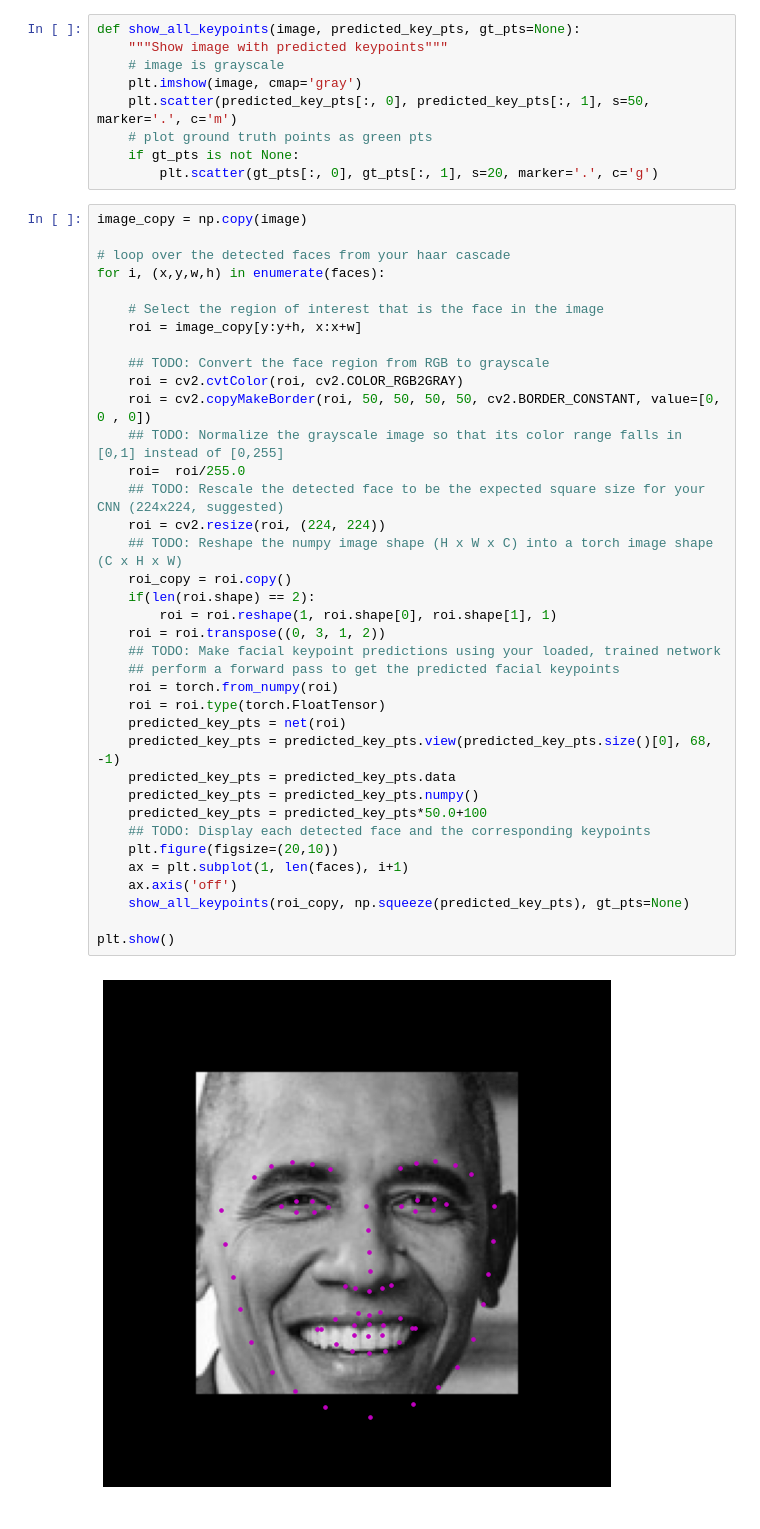
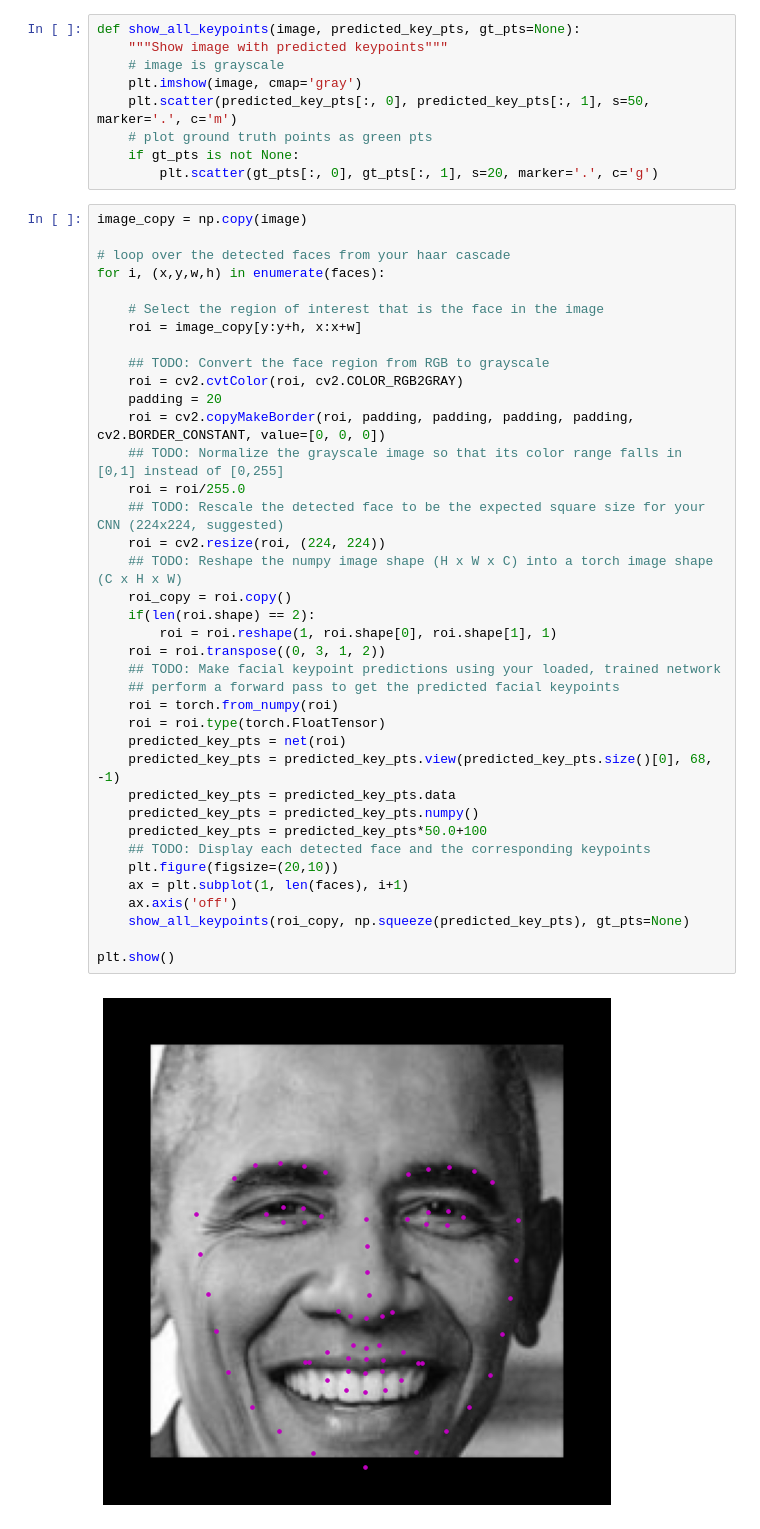
Before and after one commit to kmjawadurrahman/facial-keypoints-detection, a Jupyter notebook: 3. Facial Keypoint Detection, Complete Pipeline.ipynb, the cells around one changed output. Cells and saved outputs as stored; diff of their text form.

```diff
--- a/3. Facial Keypoint Detection, Complete Pipeline.ipynb
+++ b/3. Facial Keypoint Detection, Complete Pipeline.ipynb
@@ -140,33 +140,34 @@ for i, (x,y,w,h) in enumerate(faces):
     # Select the region of interest that is the face in the image
     roi = image_copy[y:y+h, x:x+w]
 
     ## TODO: Convert the face region from RGB to grayscale
     roi = cv2.cvtColor(roi, cv2.COLOR_RGB2GRAY)
-    roi = cv2.copyMakeBorder(roi, 50, 50, 50, 50, cv2.BORDER_CONSTANT, value=[0, 0 , 0])
+    padding = 20
+    roi = cv2.copyMakeBorder(roi, padding, padding, padding, padding, cv2.BORDER_CONSTANT, value=[0, 0, 0])
     ## TODO: Normalize the grayscale image so that its color range falls in [0,1] instead of [0,255]
-    roi=  roi/255.0
+    roi = roi/255.0
     ## TODO: Rescale the detected face to be the expected square size for your CNN (224x224, suggested)
     roi = cv2.resize(roi, (224, 224))
     ## TODO: Reshape the numpy image shape (H x W x C) into a torch image shape (C x H x W)
     roi_copy = roi.copy()
     if(len(roi.shape) == 2):
         roi = roi.reshape(1, roi.shape[0], roi.shape[1], 1)
     roi = roi.transpose((0, 3, 1, 2))
     ## TODO: Make facial keypoint predictions using your loaded, trained network
     ## perform a forward pass to get the predicted facial keypoints
     roi = torch.from_numpy(roi)
     roi = roi.type(torch.FloatTensor)
     predicted_key_pts = net(roi)
     predicted_key_pts = predicted_key_pts.view(predicted_key_pts.size()[0], 68, -1)
     predicted_key_pts = predicted_key_pts.data
     predicted_key_pts = predicted_key_pts.numpy()
     predicted_key_pts = predicted_key_pts*50.0+100
     ## TODO: Display each detected face and the corresponding keypoints
     plt.figure(figsize=(20,10))
     ax = plt.subplot(1, len(faces), i+1)
     ax.axis('off')
     show_all_keypoints(roi_copy, np.squeeze(predicted_key_pts), gt_pts=None)
 
 plt.show()
 # %% [output]
-[figure, old version]
+[figure, new version]
```
Also changed, not shown: parts of 1 cell of this notebook, 2 other files.
